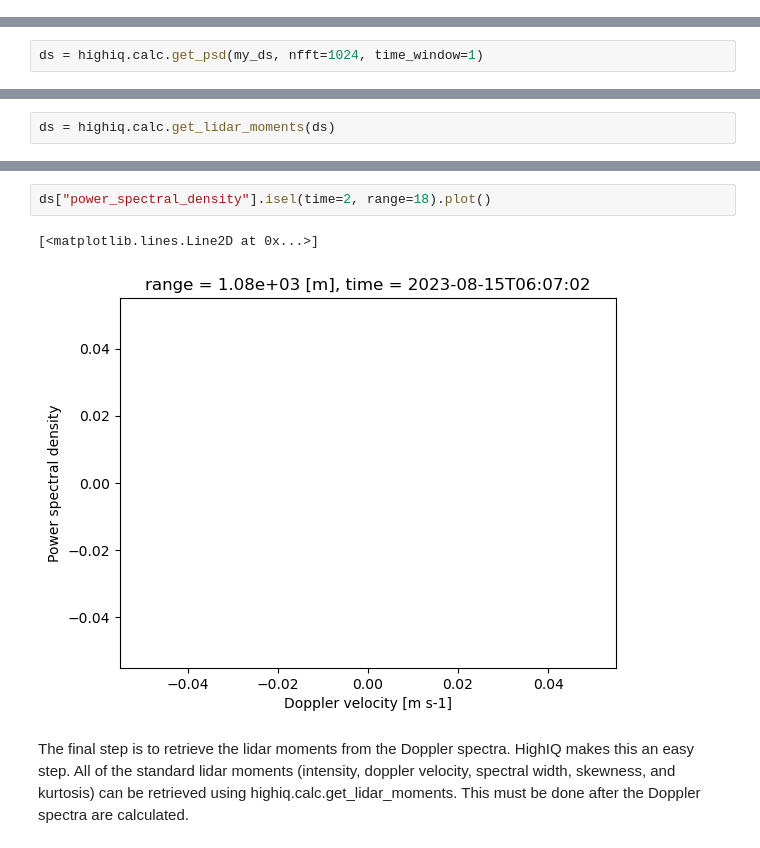
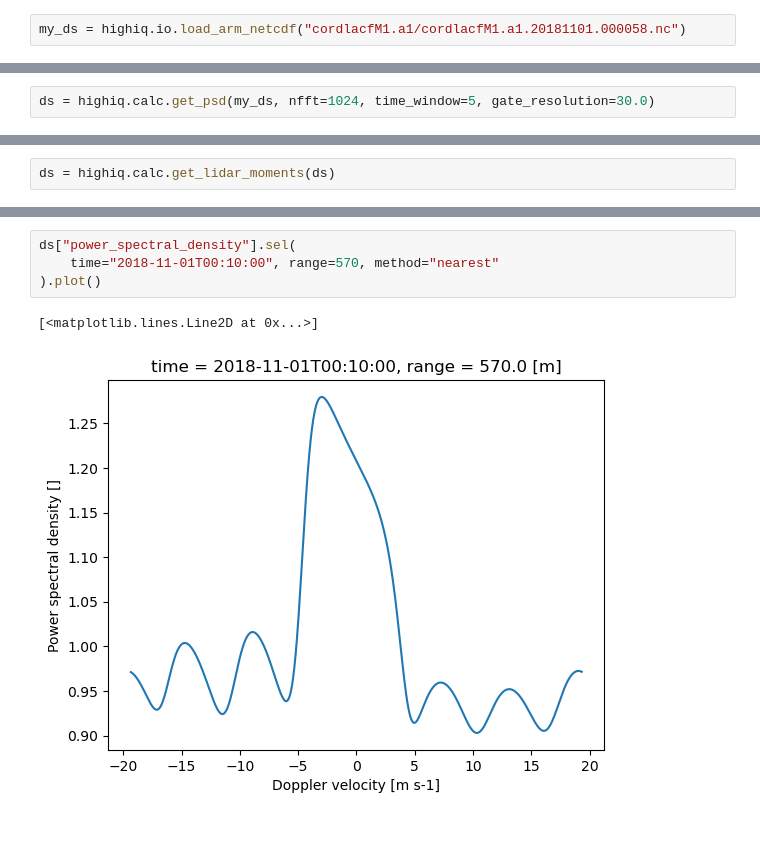
Before and after one commit to rcjackson/HighIQ, a Jupyter notebook: notebooks/HighIQ example notebook.ipynb, the cells around one changed output, grey strips where cells are left out. Cells and saved outputs as stored; diff of their text form.

```diff
--- a/notebooks/HighIQ example notebook.ipynb
+++ b/notebooks/HighIQ example notebook.ipynb
@@ -33,3 +41,5 @@ RHI
+# %%
+my_ds = highiq.io.load_arm_netcdf("cordlacfM1.a1/cordlacfM1.a1.20181101.000058.nc")
 # %%
 my_ds
 # %% [output]
@@ -57,2 +65,2 @@ The first step with this dataset is to process the doppler spectra from the ACF
 # %%
-ds = highiq.calc.get_psd(my_ds, nfft=1024, time_window=1)
+ds = highiq.calc.get_psd(my_ds, nfft=1024, time_window=5, gate_resolution=30.0)
@@ -115,7 +118,7 @@ KeyError: 'power'
 # %%
-ds["power_spectral_density"].isel(time=2, range=18).plot()
+ds["power_spectral_density"].sel(
+    time="2018-11-01T00:10:00", range=570, method="nearest"
+).plot()
 # %% [output]
 [<matplotlib.lines.Line2D at 0x...>]
-[figure, old version]
+[figure, new version]
-# %% [markdown]
-The final step is to retrieve the lidar moments from the Doppler spectra. HighIQ makes this an easy step. All of the standard lidar moments (intensity, doppler velocity, spectral width, skewness, and kurtosis) can be retrieved using highiq.calc.get_lidar_moments. This must be done after the Doppler spectra are calculated.
```
Also changed, not shown: parts of 30 cells of this notebook, 27 other files.
